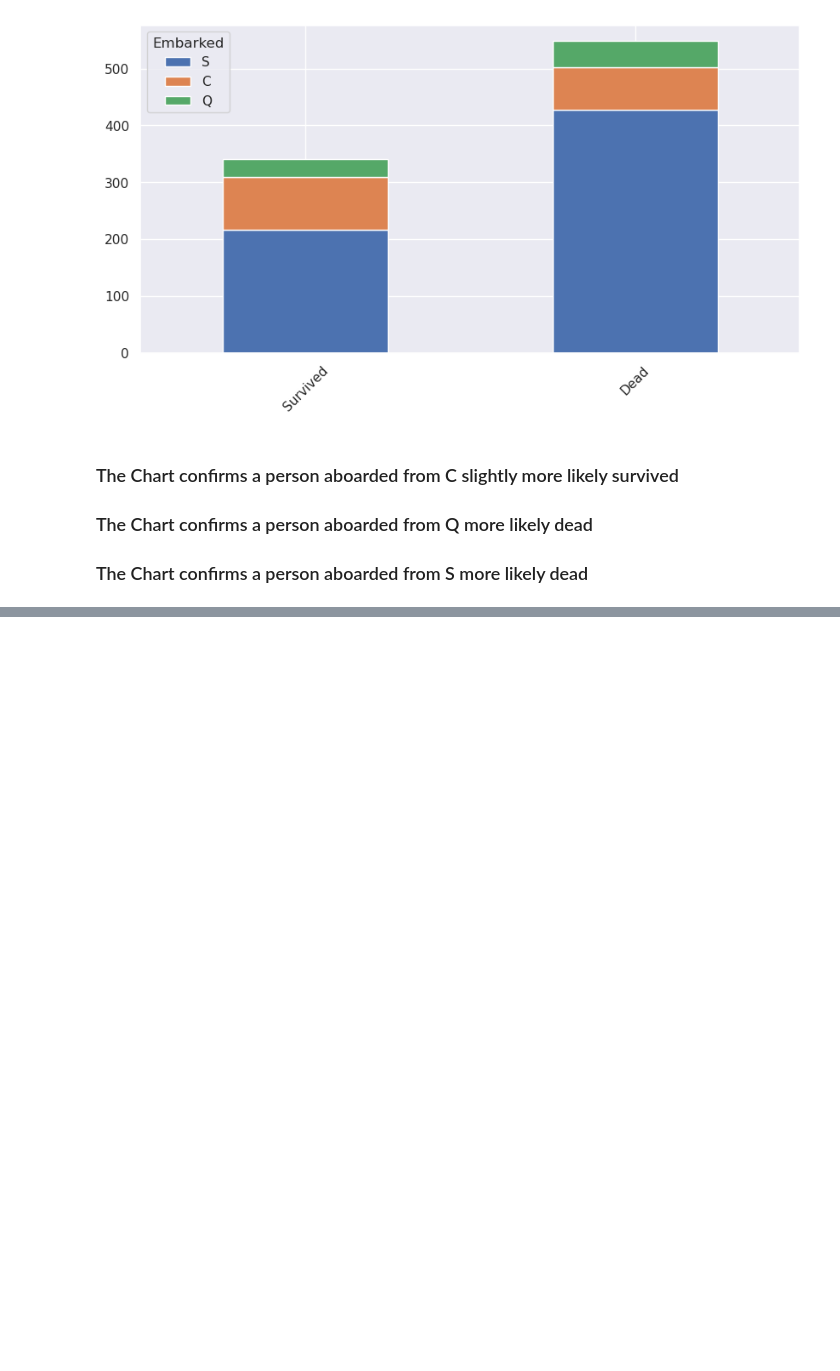
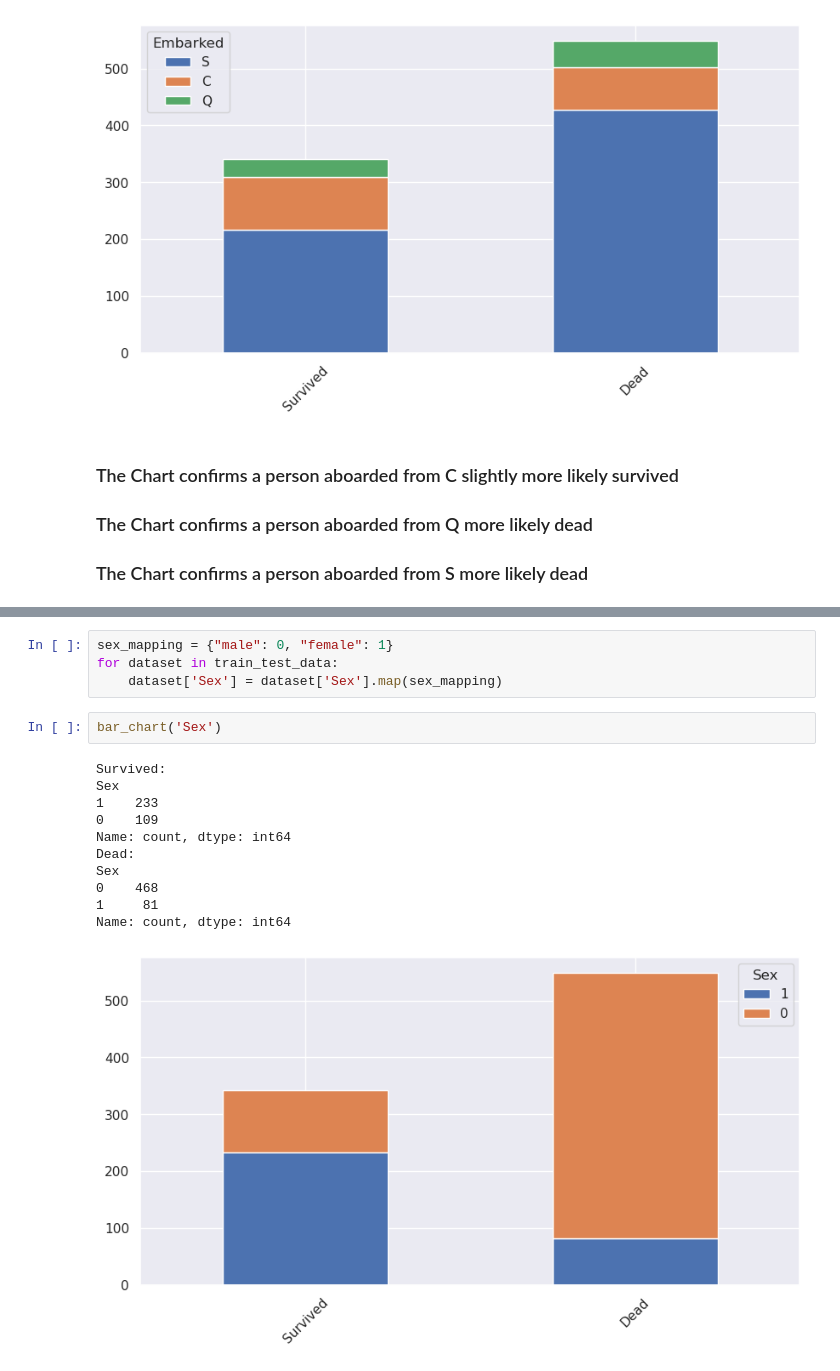
Before and after one commit to jamjavad/Titanic-Project, a Jupyter notebook: notebooks/titanic.ipynb, the cells around one changed output, grey strips where cells are left out. Saved outputs shown, nothing was run; the diff lists cells and outputs as text; blank space fills up the shorter version.

```diff
--- a/notebooks/titanic.ipynb
+++ b/notebooks/titanic.ipynb
@@ -265,0 +392,18 @@ Name: count, dtype: int64
+# %%
+sex_mapping = {"male": 0, "female": 1}
+for dataset in train_test_data:
+    dataset['Sex'] = dataset['Sex'].map(sex_mapping)
+# %%
+bar_chart('Sex')
+# %% [output]
+Survived:
+Sex
+1    233
+0    109
+Name: count, dtype: int64
+Dead:
+Sex
+0    468
+1     81
+Name: count, dtype: int64
+[figure, added]
```
Also changed, not shown: parts of 46 cells of this notebook.
